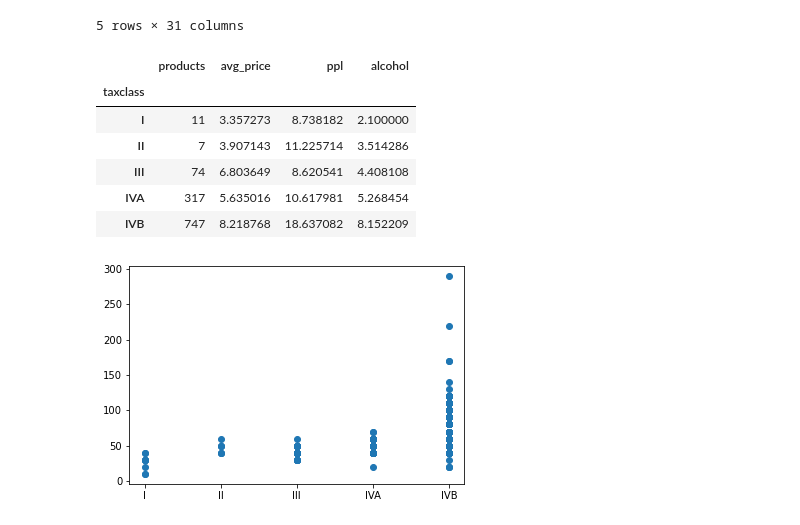
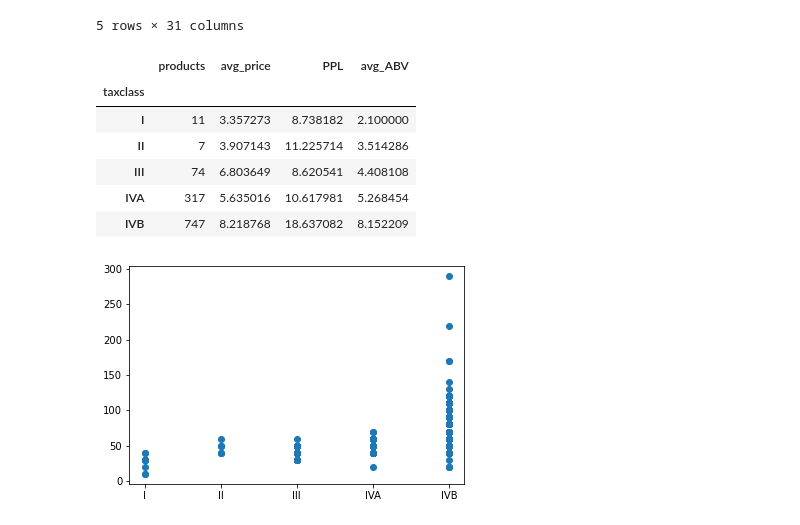
Before and after one commit to yherin/BeerWhisperer, a Jupyter notebook: eda/Taxclass.ipynb, the cells around one changed output. Drawn from its saved outputs; the diff is of its cells as text; code cells hidden in the pictures.

```diff
--- a/eda/Taxclass.ipynb
+++ b/eda/Taxclass.ipynb
@@ -39,13 +39,13 @@ labeled.head()
 # %%
 #Cluster data by taxclasses
 tc = labeled.groupby(['taxclass']).agg(products = ('Numero', 'count'),
     avg_price = ('Hinta', 'mean'),
-    ppl = ('Litrahinta', 'mean'),
-    alcohol = ('Alkoholi-%', 'mean')
+    PPL = ('Litrahinta', 'mean'),
+    avg_ABV = ('Alkoholi-%', 'mean')
 ).sort_values(by='taxclass')
 tc
 # %% [output]
-|  | products | avg_price | ppl | alcohol |
+|  | products | avg_price | PPL | avg_ABV |
 | taxclass |  |  |  |  |
 | I | 11 | 3.357273 | 8.738182 | 2.100000 |
 | II | 7 | 3.907143 | 11.225714 | 3.514286 |
```
Also changed, not shown: parts of 2 cells of this notebook.
